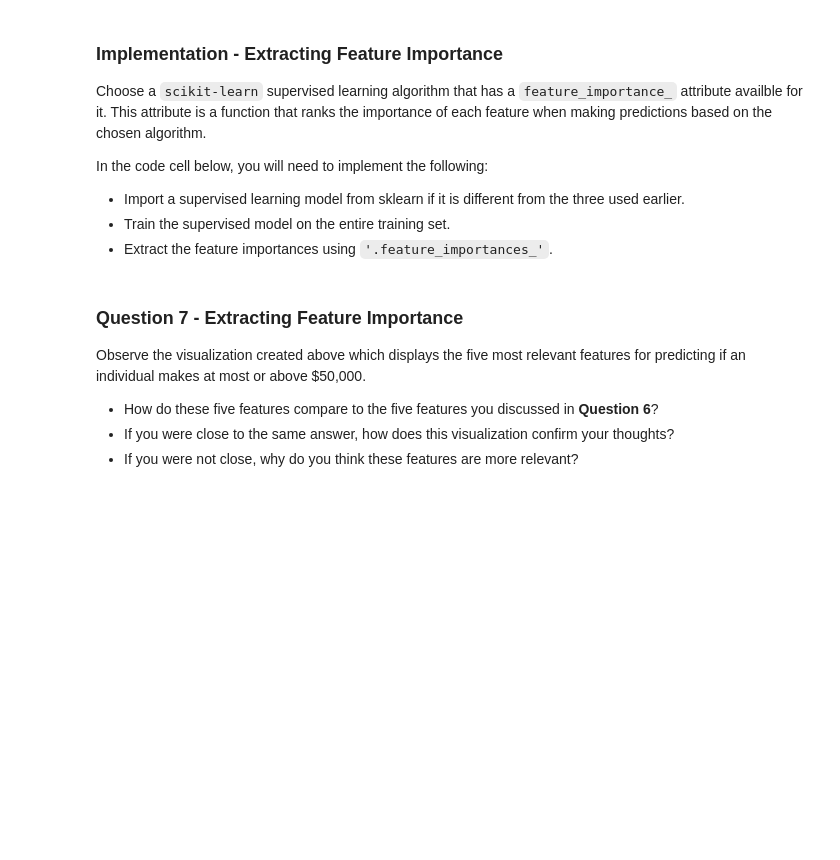
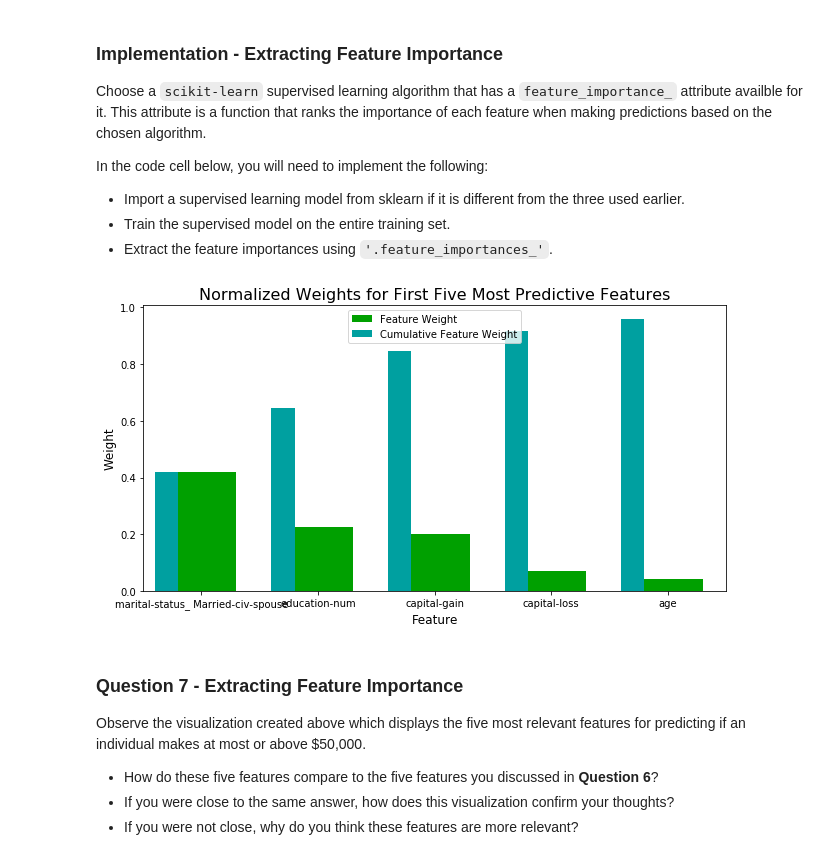
Before and after one commit to adilbekm/finding_donors, a Jupyter notebook: finding_donors.ipynb, the cells around one changed output. Cells and saved outputs as stored; diff of their text form; code cells hidden in the pictures; blank space fills up the shorter version.

```diff
--- a/finding_donors.ipynb
+++ b/finding_donors.ipynb
@@ -454,22 +493,27 @@ Fine tune the chosen model. Use grid search (`GridSearchCV`) with at least one i
 **Note:** Depending on the algorithm chosen and the parameter list, the following implementation may take some time to run!
 # %%
 # TODO: Import 'GridSearchCV', 'make_scorer', and any other necessary libraries
+# from sklearn.grid_search import GridSearchCV
+from sklearn.model_selection import GridSearchCV
+from sklearn.metrics import make_scorer, fbeta_score
 
 # TODO: Initialize the classifier
-clf = None
+# clf = SVC(random_state=3) # SVC ran VERY long - over 30 minutes!
+clf = DecisionTreeClassifier(random_state=3)
 
 # TODO: Create the parameters list you wish to tune, using a dictionary if needed.
 # HINT: parameters = {'parameter_1': [value1, value2], 'parameter_2': [value1, value2]}
-parameters = None
+# parameters = {'kernel': ['linear', 'poly', 'rbf'], 'C': [1.0, 2.0, 3.0]}
+parameters = {'max_depth': [5, 8, 10, 20], 'min_samples_split': [2, 8, 10, 20]}
 
 # TODO: Make an fbeta_score scoring object using make_scorer()
-scorer = None
+scorer = make_scorer(fbeta_score, beta=0.5)
 
 # TODO: Perform grid search on the classifier using 'scorer' as the scoring method using GridSearchCV()
-grid_obj = None
+grid_obj = GridSearchCV(estimator = clf, param_grid = parameters, scoring = scorer)
 
 # TODO: Fit the grid search object to the training data and find the optimal parameters using fit()
-grid_fit = None
+grid_fit = grid_obj.fit(X_train, y_train)
 
 # Get the estimator
 best_clf = grid_fit.best_estimator_
@@ -479,9 +523,9 @@ predictions = (clf.fit(X_train, y_train)).predict(X_test)
 best_predictions = best_clf.predict(X_test)
 
 # Report the before-and-afterscores
-print "Unoptimized model\n------"
-print "Accuracy score on testing data: {:.4f}".format(accuracy_score(y_test, predictions))
-print "F-score on testing data: {:.4f}".format(fbeta_score(y_test, predictions, beta = 0.5))
-print "\nOptimized Model\n------"
-print "Final accuracy score on the testing data: {:.4f}".format(accuracy_score(y_test, best_predictions))
-print "Final F-score on the testing data: {:.4f}".format(fbeta_score(y_test, best_predictions, beta = 0.5))
+print("Unoptimized model\n------")
+print("Accuracy score on testing data: {:.4f}".format(accuracy_score(y_test, predictions)))
+print("F-score on testing data: {:.4f}".format(fbeta_score(y_test, predictions, beta = 0.5)))
+print("\nOptimized Model\n------")
+print("Final accuracy score on the testing data: {:.4f}".format(accuracy_score(y_test, best_predictions)))
+print("Final F-score on the testing data: {:.4f}".format(fbeta_score(y_test, best_predictions, beta = 0.5)))
@@ -524,16 +590,20 @@ In the code cell below, you will need to implement the following:
  - Extract the feature importances using `'.feature_importances_'`.
 # %%
 # TODO: Import a supervised learning model that has 'feature_importances_'
-
+# I will use the same decision tree classifier model from the previous step
 
 # TODO: Train the supervised model on the training set using .fit(X_train, y_train)
-model = None
+model = best_clf
+# model = DecisionTreeClassifier(random_state=3)
+# model.fit(X_train, y_train)
 
 # TODO: Extract the feature importances using .feature_importances_
-importances = None
+importances = model.feature_importances_
 
 # Plot
 vs.feature_plot(importances, X_train, y_train)
+# %% [output]
+[figure, added]
 # %% [markdown]
 ### Question 7 - Extracting Feature Importance
 
```
Also changed, not shown: parts of 22 cells of this notebook, 5 other files.
